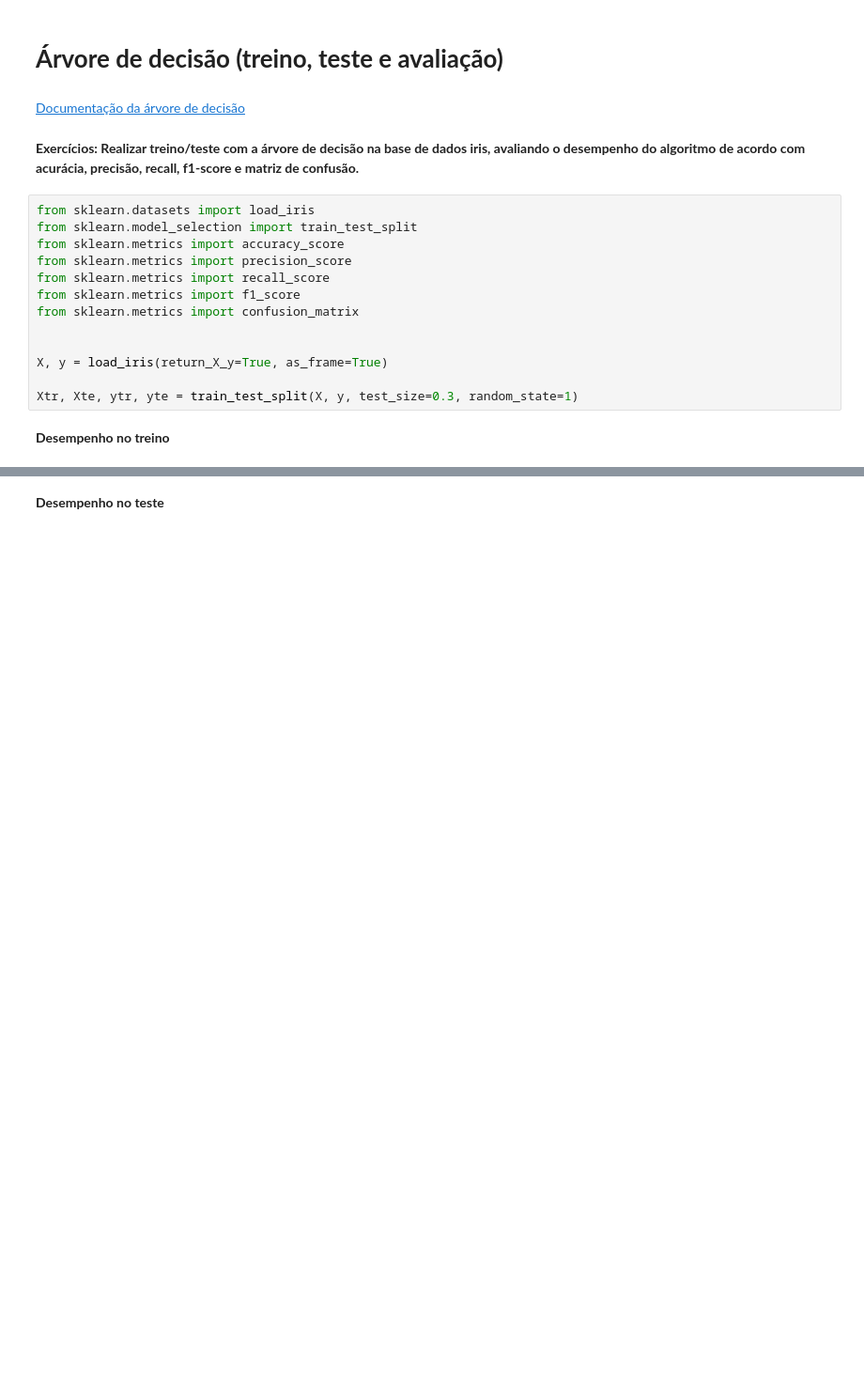
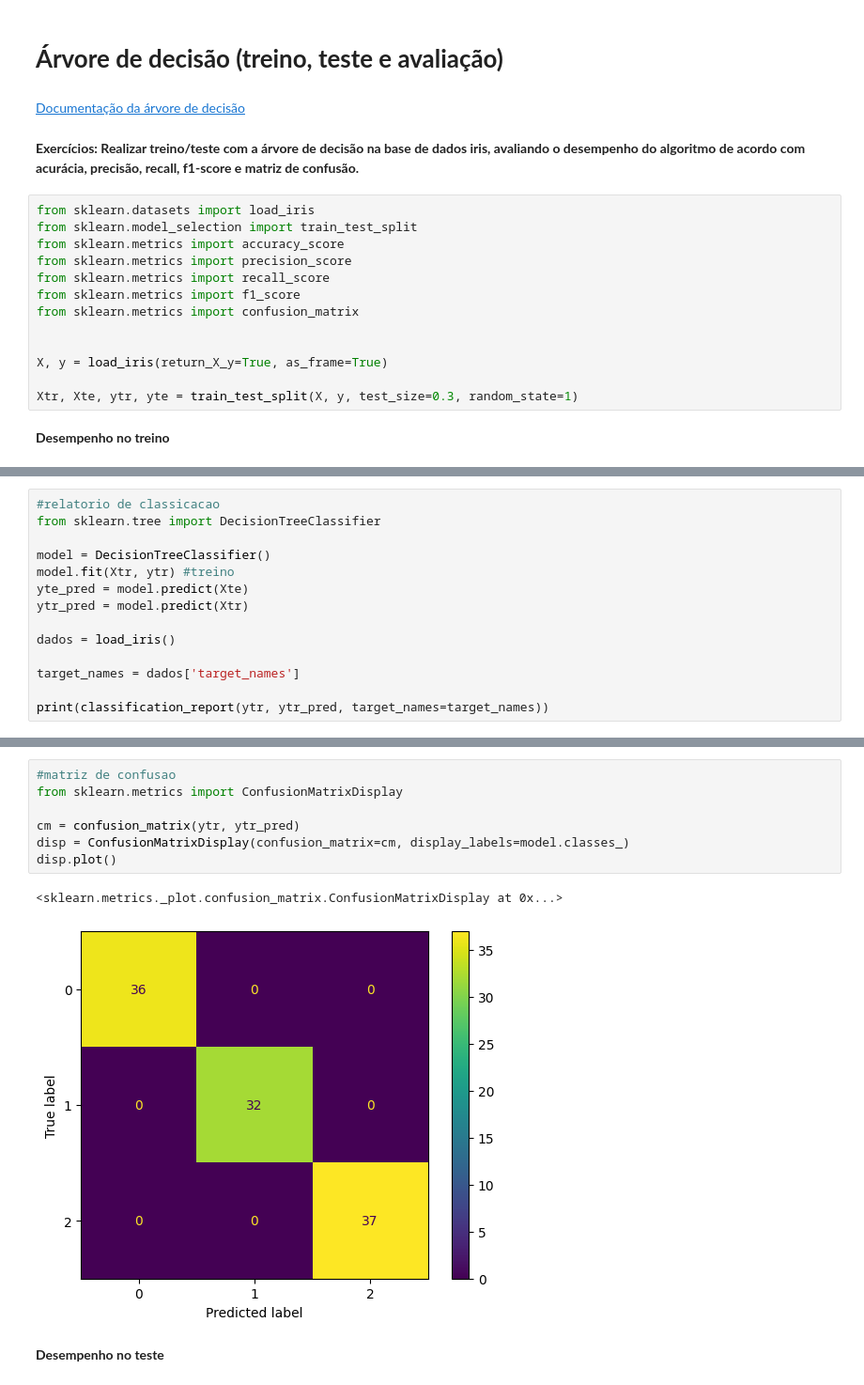
Before and after one commit to Dreyton/iaml, a Jupyter notebook: pratica1_ML_classificacao.ipynb, the cells around one changed output, grey strips where cells are left out. Shown at 94% size. Drawn from its saved outputs; the diff is of its cells as text; blank space fills up the shorter version.

Commit message:
Add solução exercício DecisionTree

```diff
--- a/pratica1_ML_classificacao.ipynb
+++ b/pratica1_ML_classificacao.ipynb
@@ -112,0 +109,14 @@ Xtr, Xte, ytr, yte = train_test_split(X, y, test_size=0.3, random_state=1)
+# %%
+#relatorio de classicacao
+from sklearn.tree import DecisionTreeClassifier
+
+model = DecisionTreeClassifier()
+model.fit(Xtr, ytr) #treino
+yte_pred = model.predict(Xte)
+ytr_pred = model.predict(Xtr)
+
+dados = load_iris()
+
+target_names = dados['target_names']
+
+print(classification_report(ytr, ytr_pred, target_names=target_names))
@@ -113,3 +133,13 @@ Xtr, Xte, ytr, yte = train_test_split(X, y, test_size=0.3, random_state=1)
+# %%
+#matriz de confusao
+from sklearn.metrics import ConfusionMatrixDisplay
+
+cm = confusion_matrix(ytr, ytr_pred)
+disp = ConfusionMatrixDisplay(confusion_matrix=cm, display_labels=model.classes_)
+disp.plot()
+# %% [output]
+<sklearn.metrics._plot.confusion_matrix.ConfusionMatrixDisplay at 0x...>
+[figure, added]
 # %% [markdown]
 **Desempenho no teste**
 # %%
```
Also changed, not shown: parts of 6 cells of this notebook.
